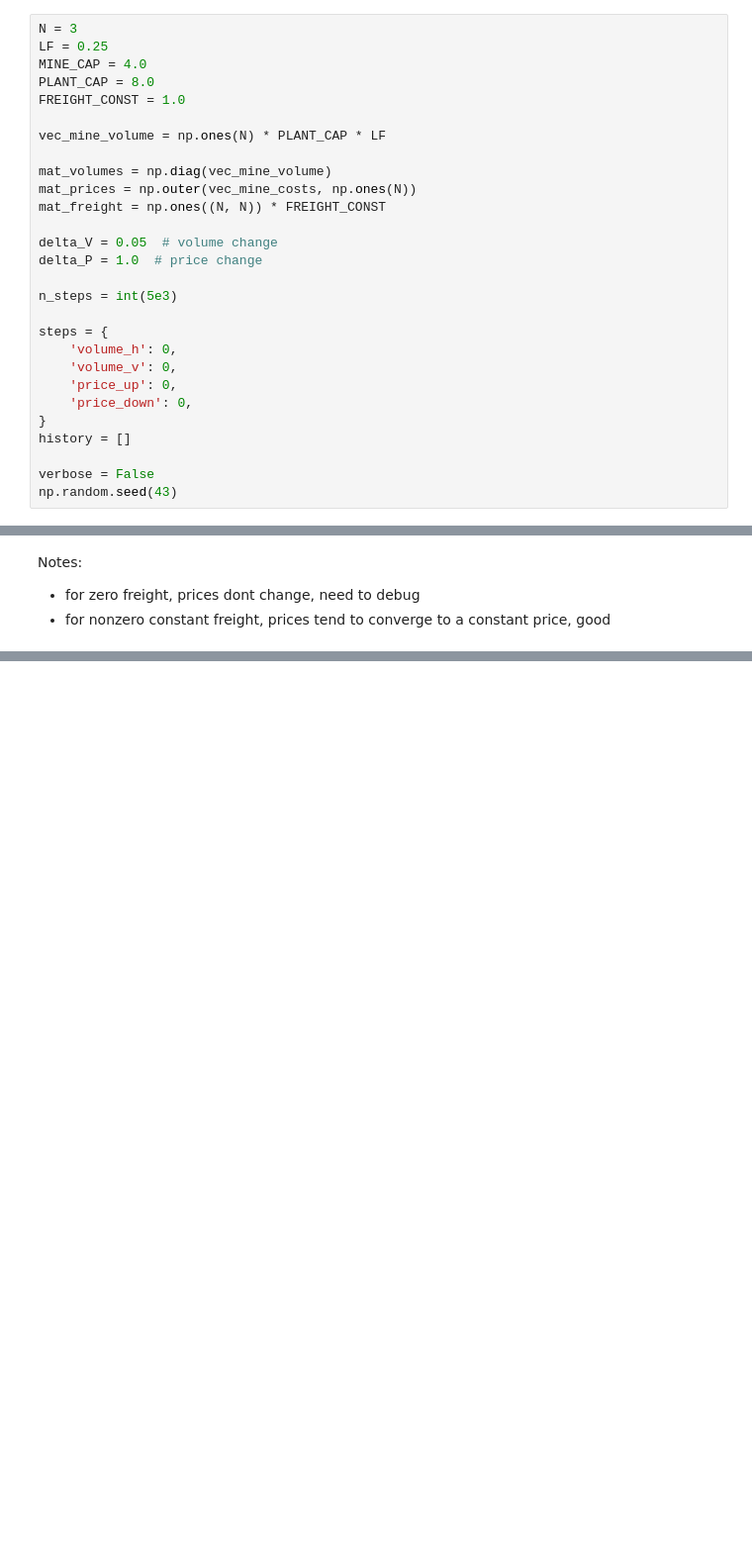
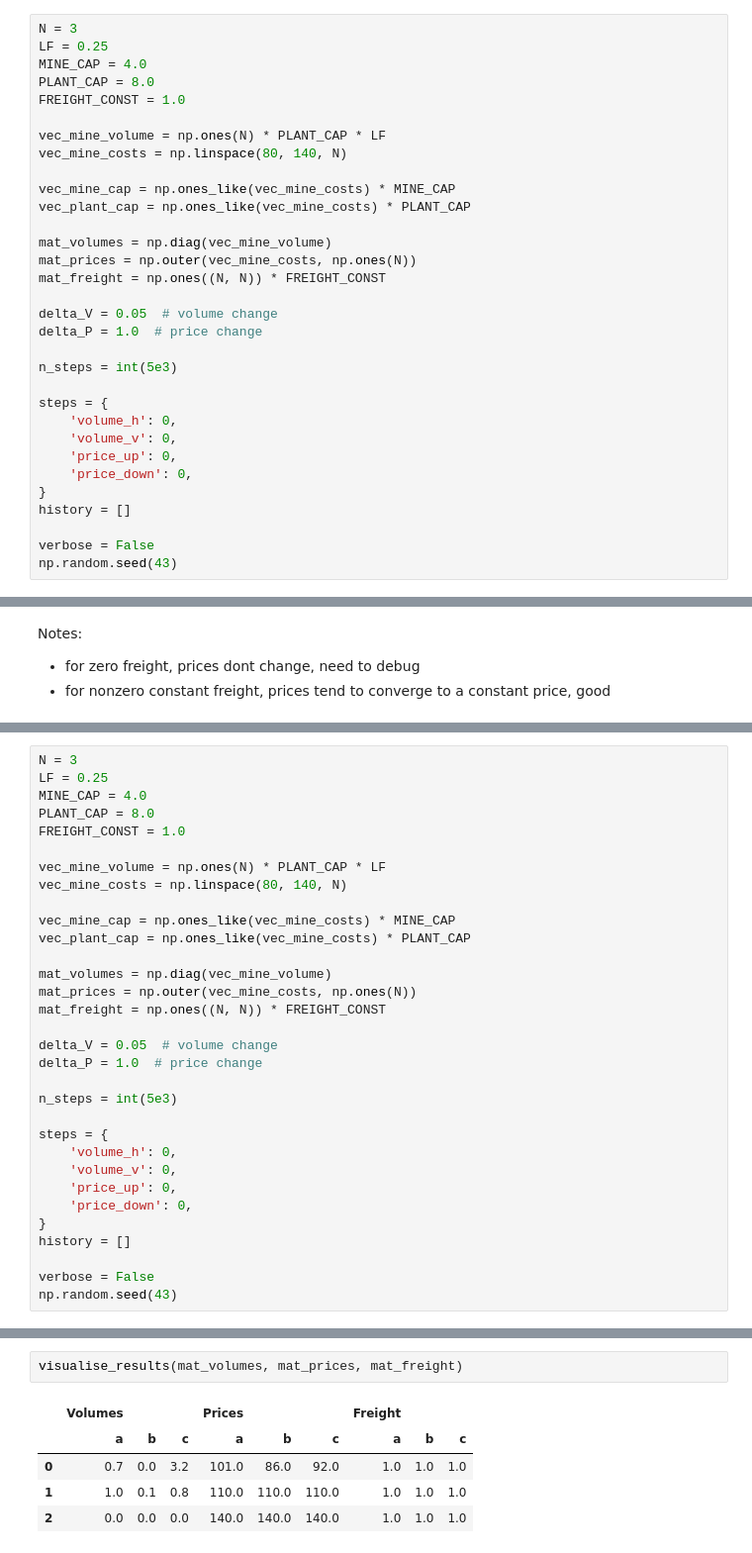
Before and after one commit to petervanya/physics-modelling, a Jupyter notebook: econ/coal_market_simulation.ipynb, the cells around one changed output, grey strips where cells are left out. Shown at 99% size. Drawn from its saved outputs; the diff is of its cells as text; blank space fills up the shorter version.

```diff
--- a/econ/coal_market_simulation.ipynb
+++ b/econ/coal_market_simulation.ipynb
@@ -524,6 +543,10 @@ PLANT_CAP = 8.0
 FREIGHT_CONST = 1.0
 
 vec_mine_volume = np.ones(N) * PLANT_CAP * LF
+vec_mine_costs = np.linspace(80, 140, N)
+
+vec_mine_cap = np.ones_like(vec_mine_costs) * MINE_CAP
+vec_plant_cap = np.ones_like(vec_mine_costs) * PLANT_CAP
 
 mat_volumes = np.diag(vec_mine_volume)
 mat_prices = np.outer(vec_mine_costs, np.ones(N))
@@ -643,0 +673,32 @@ Notes:
+# %%
+N = 3
+LF = 0.25
+MINE_CAP = 4.0
+PLANT_CAP = 8.0
+FREIGHT_CONST = 1.0
+
+vec_mine_volume = np.ones(N) * PLANT_CAP * LF
+vec_mine_costs = np.linspace(80, 140, N)
+
+vec_mine_cap = np.ones_like(vec_mine_costs) * MINE_CAP
+vec_plant_cap = np.ones_like(vec_mine_costs) * PLANT_CAP
+
+mat_volumes = np.diag(vec_mine_volume)
+mat_prices = np.outer(vec_mine_costs, np.ones(N))
+mat_freight = np.ones((N, N)) * FREIGHT_CONST
+
+delta_V = 0.05  # volume change
+delta_P = 1.0  # price change
+
+n_steps = int(5e3)
+
+steps = {
+    'volume_h': 0,
+    'volume_v': 0,
+    'price_up': 0,
+    'price_down': 0,
+}
+history = []
+
+verbose = False
+np.random.seed(43)
@@ -643,0 +788,8 @@ Notes:
+# %%
+visualise_results(mat_volumes, mat_prices, mat_freight)
+# %% [output]
+|  | Volumes |  |  | Prices |  |  | Freight |  |  |
+|  | a | b | c | a | b | c | a | b | c |
+| 0 | 0.7 | 0.0 | 3.2 | 101.0 | 86.0 | 92.0 | 1.0 | 1.0 | 1.0 |
+| 1 | 1.0 | 0.1 | 0.8 | 110.0 | 110.0 | 110.0 | 1.0 | 1.0 | 1.0 |
+| 2 | 0.0 | 0.0 | 0.0 | 140.0 | 140.0 | 140.0 | 1.0 | 1.0 | 1.0 |
```
Also changed, not shown: parts of 7 cells of this notebook.
